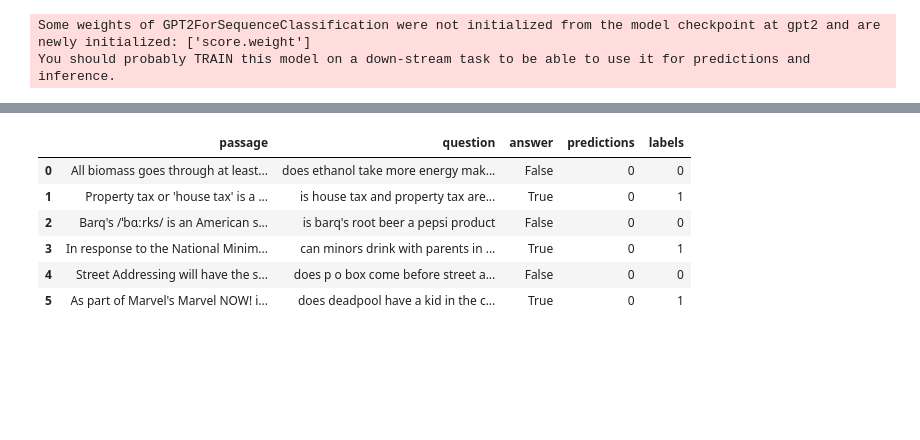
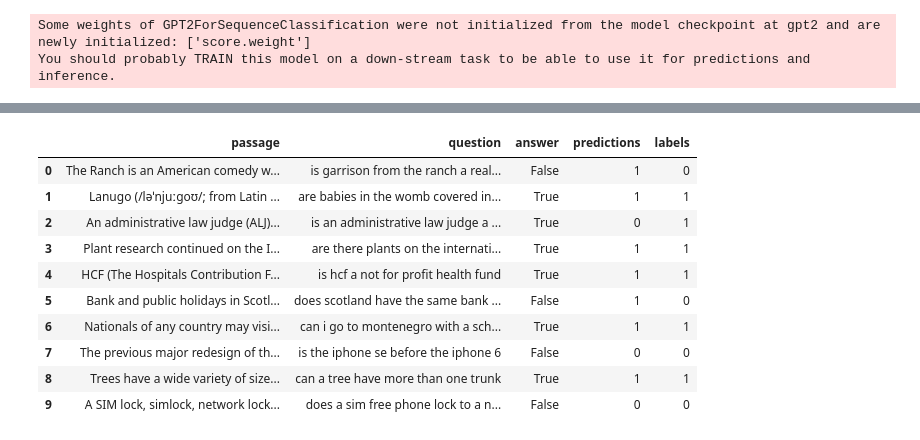
Before and after one commit to JiaRuiming-1/LLM, a Jupyter notebook: LightweightFineTuning.ipynb, the cells around one changed output, grey strips where cells are left out. Saved outputs shown, nothing was run; the diff lists cells and outputs as text; code cells hidden in the pictures; blank space fills up the shorter version.

```diff
--- a/LightweightFineTuning.ipynb
+++ b/LightweightFineTuning.ipynb
@@ -259,20 +258,19 @@ lora_model.save_pretrained("gpt2-lora")
 
 TODO: In the cells below, load the saved PEFT model weights and evaluate the performance of the trained PEFT model. Be sure to compare the results to the results from prior to fine-tuning.
 # %%
-from peft import AutoPeftModelForSequenceClassification
+from peft import AutoPeftModelForSequenceClassification, PeftConfig
+#config=PeftConfig(lora_model.config)
 lora_model_load = AutoPeftModelForSequenceClassification.from_pretrained(
-    "gpt2-lora",
-#     num_labels=2,
-#     id2label={0: "right", 1: "wrong"},
-#     label2id={"wrong": 0, "right": 1}
+    "gpt2-lora", ignore_mismatched_sizes=True, #config=lora_model.config,
 )
+
+lora_model_load.config.pad_token_id = tokenizer.eos_token_id
+#lora_model_load.config = lora_model.config
 # %% [output]
 Some weights of GPT2ForSequenceClassification were not initialized from the model checkpoint at gpt2 and are newly initialized: ['score.weight']
 You should probably TRAIN this model on a down-stream task to be able to use it for predictions and inference.
 # %%
 tokenizer_load = AutoTokenizer.from_pretrained("lora-tokenizer")
-lora_model.config.pad_token_id = tokenizer.eos_token_id
-lora_model_load.config = lora_model.config
 # %%
 validation_sample = dataset_validation.select(range(0, 500))
 #trainer_sample = dataset_validation.select(range(0, 3000))
@@ -314,7 +317,5 @@ You're using a GPT2TokenizerFast tokenizer. Please note that with a fast tokeniz
 # %%
-items_for_manual_review = dataset_validation.select(
-    [0, 1, 5, 10, 20, 30]
-)
+items_for_manual_review = dataset_validation.shuffle(seed=42).select(range(0,10))
 
 results = trainer.predict(items_for_manual_review)
 df = pd.DataFrame(
@@ -333,7 +335,11 @@ df
 |  | passage | question | answer | predictions | labels |
-| 0 | All biomass goes through at least... | does ethanol take more energy mak... | False | 0 | 0 |
-| 1 | Property tax or 'house tax' is a ... | is house tax and property tax are... | True | 0 | 1 |
-| 2 | Barq's /ˈbɑːrks/ is an American s... | is barq's root beer a pepsi product | False | 0 | 0 |
-| 3 | In response to the National Minim... | can minors drink with parents in ... | True | 0 | 1 |
-| 4 | Street Addressing will have the s... | does p o box come before street a... | False | 0 | 0 |
-| 5 | As part of Marvel's Marvel NOW! i... | does deadpool have a kid in the c... | True | 0 | 1 |
+| 0 | The Ranch is an American comedy w... | is garrison from the ranch a real... | False | 1 | 0 |
+| 1 | Lanugo (/ləˈnjuːɡoʊ/; from Latin ... | are babies in the womb covered in... | True | 1 | 1 |
+| 2 | An administrative law judge (ALJ)... | is an administrative law judge a ... | True | 0 | 1 |
+| 3 | Plant research continued on the I... | are there plants on the internati... | True | 1 | 1 |
+| 4 | HCF (The Hospitals Contribution F... | is hcf a not for profit health fund | True | 1 | 1 |
+| 5 | Bank and public holidays in Scotl... | does scotland have the same bank ... | False | 1 | 0 |
+| 6 | Nationals of any country may visi... | can i go to montenegro with a sch... | True | 1 | 1 |
+| 7 | The previous major redesign of th... | is the iphone se before the iphone 6 | False | 0 | 0 |
+| 8 | Trees have a wide variety of size... | can a tree have more than one trunk | True | 1 | 1 |
+| 9 | A SIM lock, simlock, network lock... | does a sim free phone lock to a n... | False | 0 | 0 |
```
Also changed, not shown: parts of 11 cells of this notebook, 1 other file.
